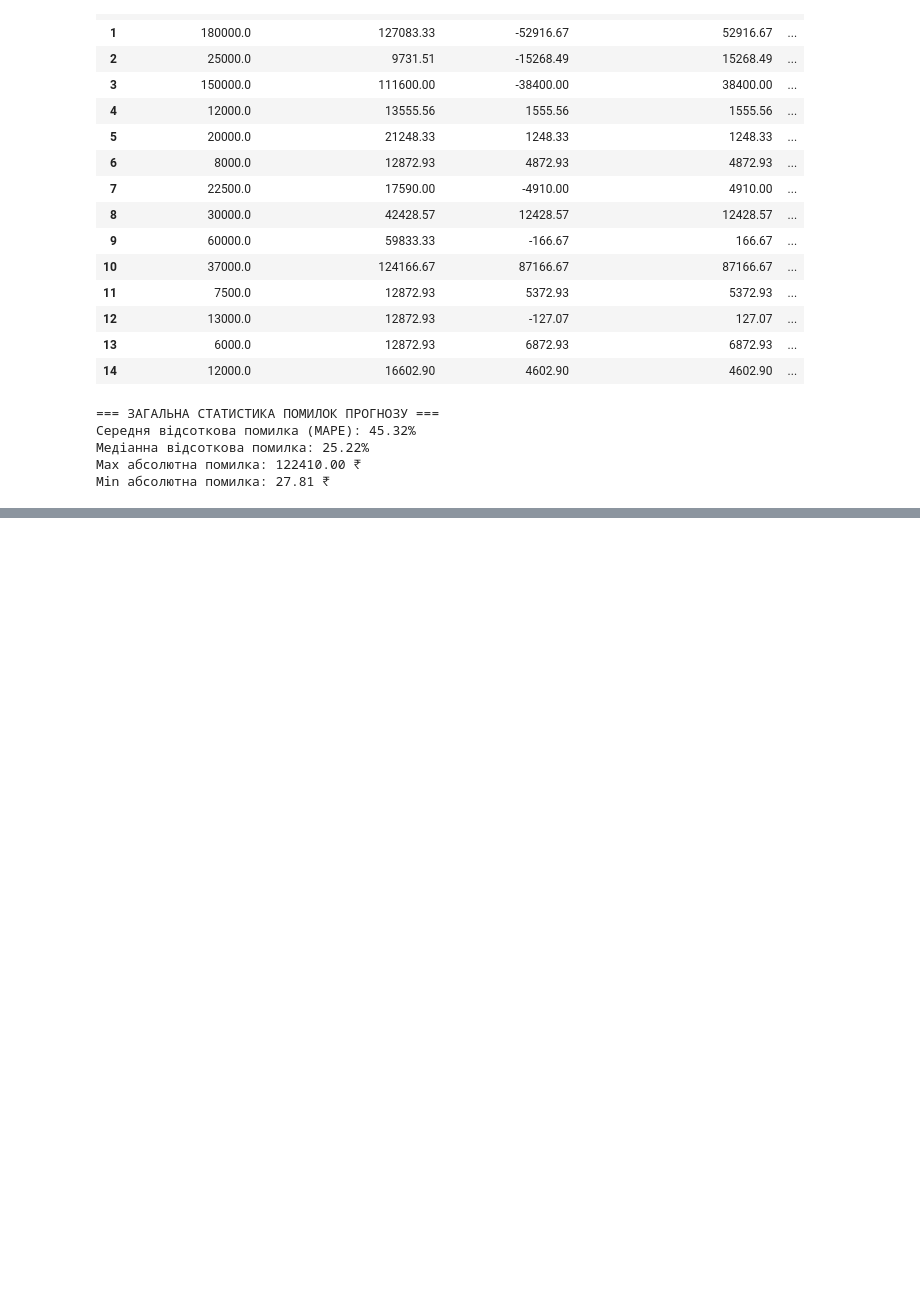
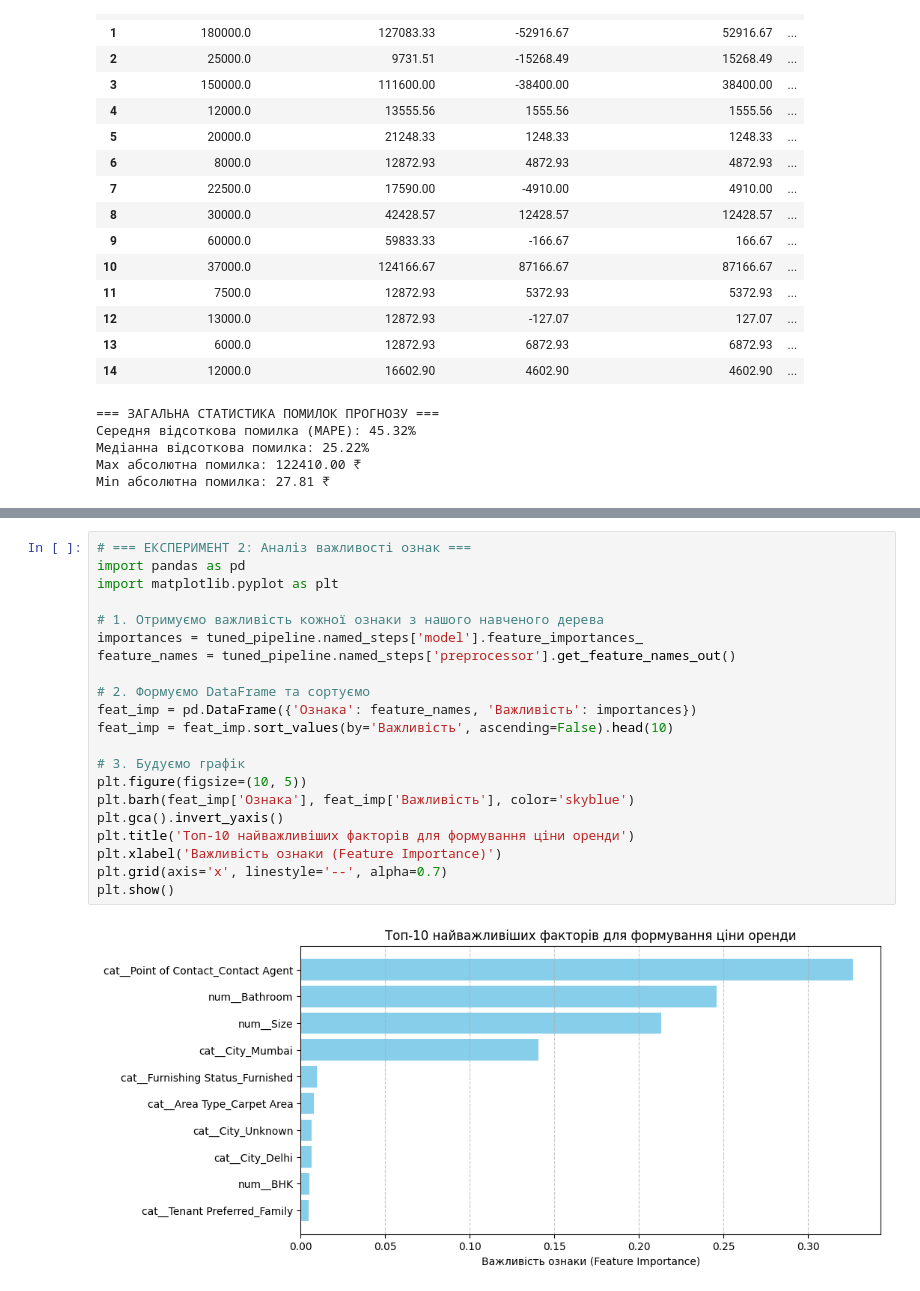
Before and after one commit to ValeriiSlynko/IT-STEP-Practice, a Jupyter notebook: Practice_Pandas/HmWrk3_Pandas(Pipeline & Tree).ipynb, the cells around one changed output, grey strips where cells are left out. Drawn from its saved outputs; the diff is of its cells as text; blank space fills up the shorter version.

```diff
--- a/Practice_Pandas/HmWrk3_Pandas(Pipeline & Tree).ipynb
+++ b/Practice_Pandas/HmWrk3_Pandas(Pipeline & Tree).ipynb
@@ -599,0 +606,23 @@ Min абсолютна помилка: 27.81 ₹
+# %%
+# === ЕКСПЕРИМЕНТ 2: Аналіз важливості ознак ===
+import pandas as pd
+import matplotlib.pyplot as plt
+
+# 1. Отримуємо важливість кожної ознаки з нашого навченого дерева
+importances = tuned_pipeline.named_steps['model'].feature_importances_
+feature_names = tuned_pipeline.named_steps['preprocessor'].get_feature_names_out()
+
+# 2. Формуємо DataFrame та сортуємо
+feat_imp = pd.DataFrame({'Ознака': feature_names, 'Важливість': importances})
+feat_imp = feat_imp.sort_values(by='Важливість', ascending=False).head(10)
+
+# 3. Будуємо графік
+plt.figure(figsize=(10, 5))
+plt.barh(feat_imp['Ознака'], feat_imp['Важливість'], color='skyblue')
+plt.gca().invert_yaxis()
+plt.title('Топ-10 найважливіших факторів для формування ціни оренди')
+plt.xlabel('Важливість ознаки (Feature Importance)')
+plt.grid(axis='x', linestyle='--', alpha=0.7)
+plt.show()
+# %% [output]
+[figure, added]
```
Also changed, not shown: parts of 3 cells of this notebook.
